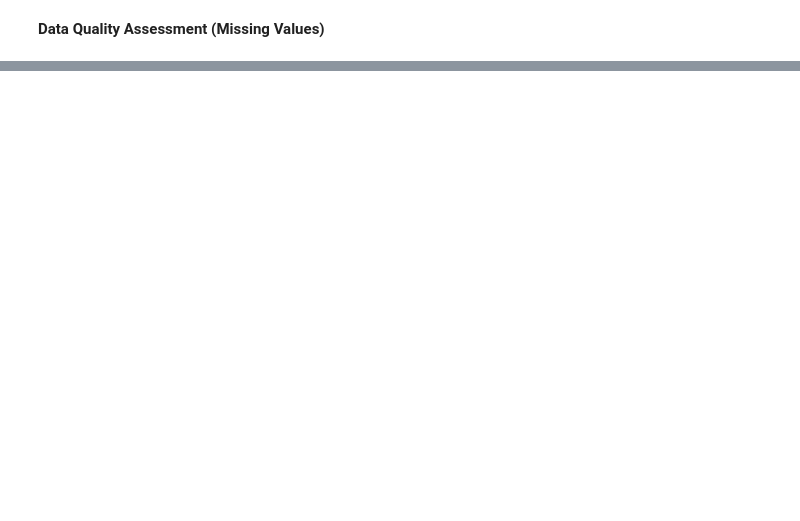
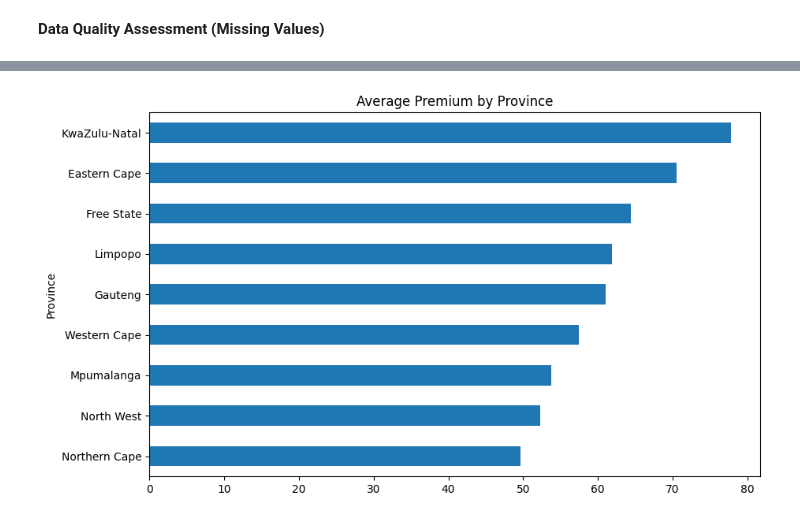
Before and after one commit to edent4313-star/insurance-risk-analytics, a Jupyter notebook: notebooks/Task_1.ipynb, the cells around one changed output, grey strips where cells are left out. Saved outputs shown, nothing was run; the diff lists cells and outputs as text; code cells hidden in the pictures; blank space fills up the shorter version.

```diff
--- a/notebooks/Task_1.ipynb
+++ b/notebooks/Task_1.ipynb
@@ -163,0 +184,20 @@ Load dataset to compute answers
+# %%
+province_premium = (
+    df.groupby("Province")
+    ["TotalPremium"]
+    .mean()
+    .sort_values()
+)
+
+province_premium.plot(
+    kind="barh",
+    figsize=(10, 6)
+)
+
+plt.title(
+    "Average Premium by Province"
+)
+
+plt.show()
+# %% [output]
+[figure, added]
```
Also changed, not shown: parts of 38 cells of this notebook, 11 other files.
